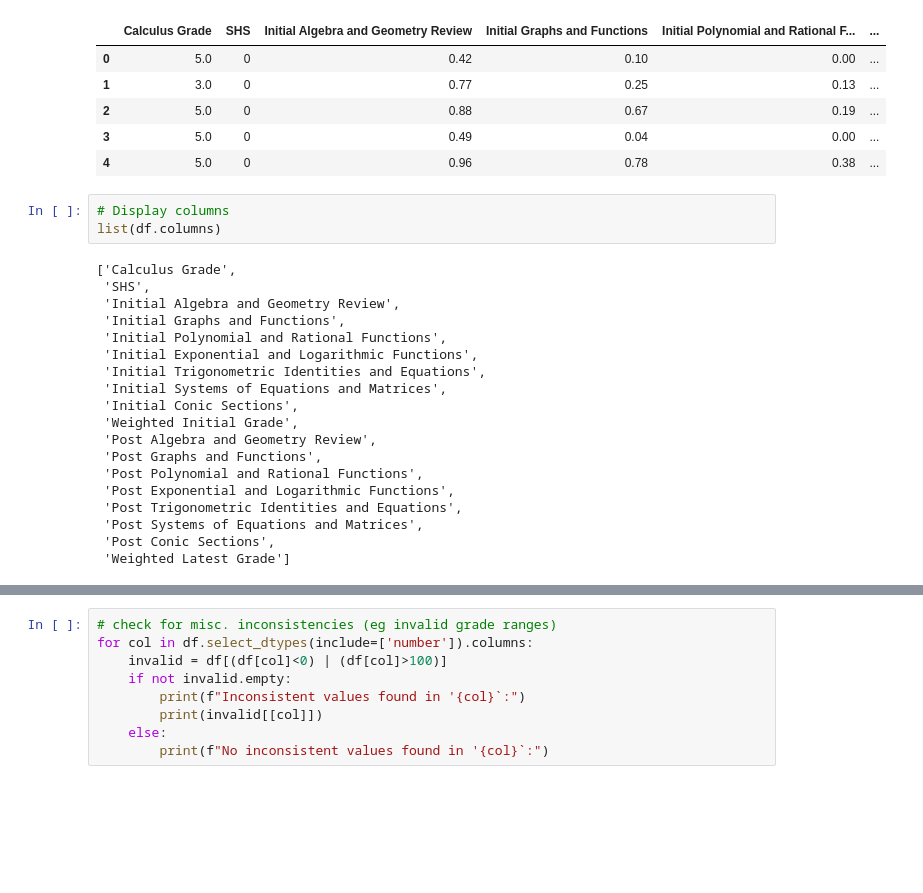
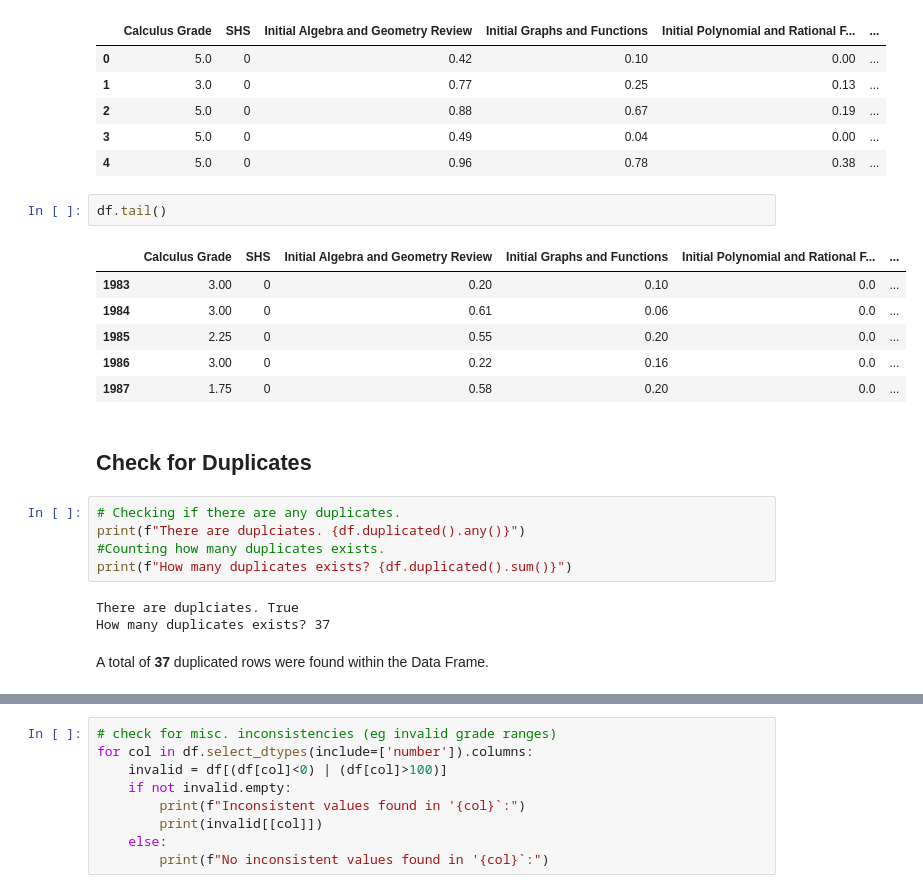
Before and after one commit to KaiserLycan/DSS-Project, a Jupyter notebook: Aleks + Calculus (Group 7).ipynb, the cells around one changed output, grey strips where cells are left out. Cells and saved outputs as stored; diff of their text form; blank space fills up the shorter version.

Commit message:
Organized File and Updates the Todo List #2

```diff
--- a/Aleks + Calculus (Group 7).ipynb
+++ b/Aleks + Calculus (Group 7).ipynb
@@ -40,25 +76,24 @@ df.head()
 | 2 | 5.0 | 0 | 0.88 | 0.67 | 0.19 | ... |
 | 3 | 5.0 | 0 | 0.49 | 0.04 | 0.00 | ... |
 | 4 | 5.0 | 0 | 0.96 | 0.78 | 0.38 | ... |
-# %%
-# Display columns
-list(df.columns)
-# %% [output]
-['Calculus Grade',
- 'SHS',
- 'Initial Algebra and Geometry Review',
- 'Initial Graphs and Functions',
- 'Initial Polynomial and Rational Functions',
- 'Initial Exponential and Logarithmic Functions',
- 'Initial Trigonometric Identities and Equations',
- 'Initial Systems of Equations and Matrices',
- 'Initial Conic Sections',
- 'Weighted Initial Grade',
- 'Post Algebra and Geometry Review',
- 'Post Graphs and Functions',
- 'Post Polynomial and Rational Functions',
- 'Post Exponential and Logarithmic Functions',
- 'Post Trigonometric Identities and Equations',
- 'Post Systems of Equations and Matrices',
- 'Post Conic Sections',
- 'Weighted Latest Grade']
+# %%
+df.tail()
+# %% [output]
+|  | Calculus Grade | SHS | Initial Algebra and Geometry Review | Initial Graphs and Functions | Initial Polynomial and Rational F... | ... |
+| 1983 | 3.00 | 0 | 0.20 | 0.10 | 0.0 | ... |
+| 1984 | 3.00 | 0 | 0.61 | 0.06 | 0.0 | ... |
+| 1985 | 2.25 | 0 | 0.55 | 0.20 | 0.0 | ... |
+| 1986 | 3.00 | 0 | 0.22 | 0.16 | 0.0 | ... |
+| 1987 | 1.75 | 0 | 0.58 | 0.20 | 0.0 | ... |
+# %% [markdown]
+## Check for Duplicates
+# %%
+# Checking if there are any duplicates.
+print(f"There are duplciates. {df.duplicated().any()}")
+#Counting how many duplicates exists.
+print(f"How many duplicates exists? {df.duplicated().sum()}")
+# %% [output]
+There are duplciates. True
+How many duplicates exists? 37
+# %% [markdown]
+A total of **37** duplicated rows were found within the Data Frame.
```
Also changed, not shown: parts of 26 cells of this notebook, 2 other files.
